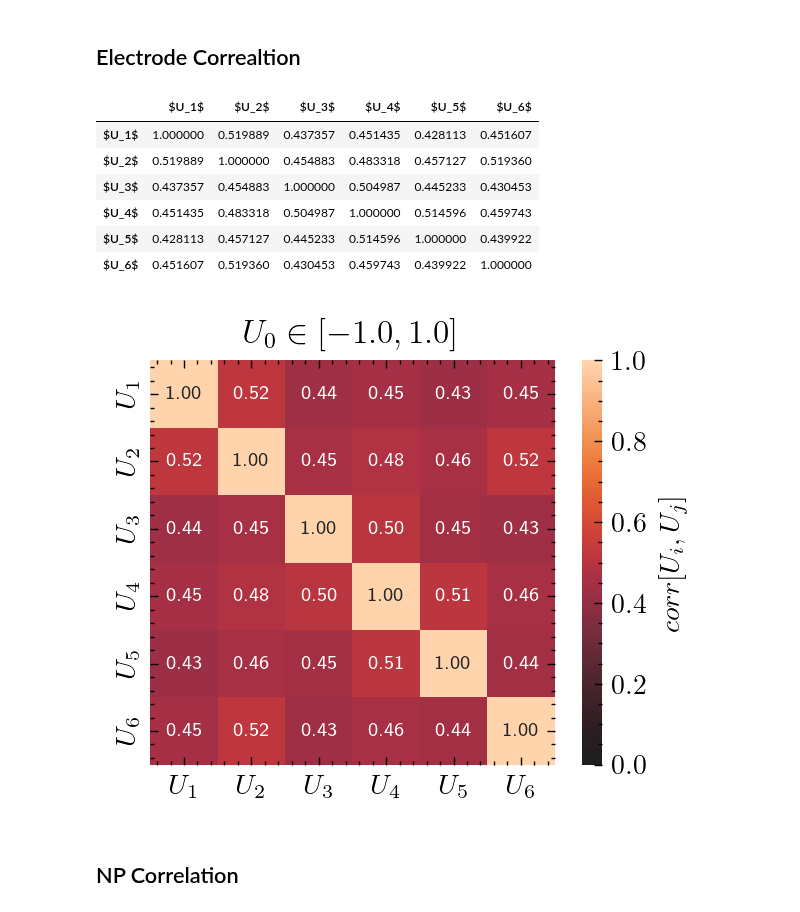
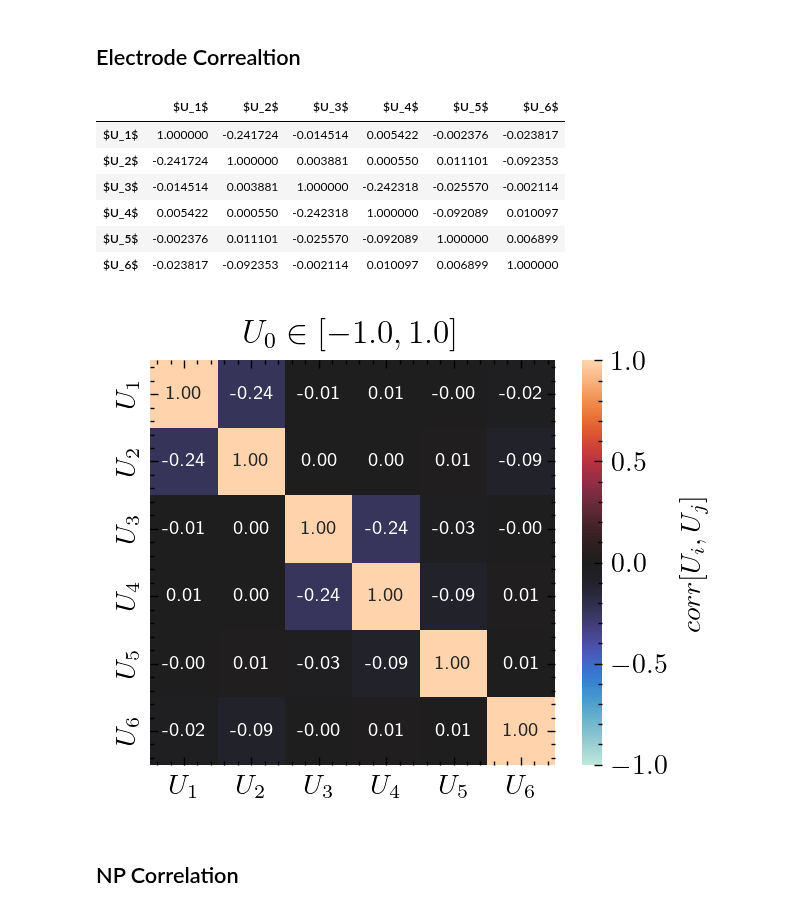
Before and after one commit to JonasMnsing/NanoNets, a Jupyter notebook: scripts/1_funding_period/floating_electrode/floating_electrode_time_series.ipynb, the cells around one changed output. Drawn from its saved outputs; the diff is of its cells as text; code cells hidden in the pictures.

```diff
--- a/scripts/1_funding_period/floating_electrode/floating_electrode_time_series.ipynb
+++ b/scripts/1_funding_period/floating_electrode/floating_electrode_time_series.ipynb
@@ -22,7 +22,7 @@ topology        = {
     "Nz"                : 1,
     "e_pos"             :  [[0,0,0],[int((N_particles-1)/2),0,0],[N_particles-1,0,0],[0,int((N_particles-1)/2),0],[0,N_particles-1,0],
                             [int((N_particles-1)/2),N_particles-1,0],[N_particles-1,int((N_particles-1)/2),0],[N_particles-1,N_particles-1,0]],
-    "electrode_type"    : ['constant','floating','floating','floating','floating','floating','floating','constant']
+    "electrode_type"    : ['constant','floating','floating','floating','floating','floating','floating','floating']
 }
 sim_dic         = {
     "error_th"        : 0.0,
@@ -141,7 +141,7 @@ with plt.style.context(["science","bright"]):
     # ax  = sns.kdeplot(sum_finished, ax=ax, fill=True, bw_adjust=1.0)
     ax  = sns.kdeplot(sum_not_finished, ax=ax, fill=True, bw_adjust=1.0)
 
-    ax.set_xlim(-500,500)
+    # ax.set_xlim(-500,500)
     ax.set_xlabel("$\sum_{i=0}^{7} U_i$ [mV]")
-    fig.savefig(f"plots/volt_comparsion_{N_particles}.svg")
+    # fig.savefig(f"plots/volt_comparsion_{N_particles}.svg")
 # %% [output]
@@ -158,23 +158,23 @@ avg_corr_vals   = avg_corr_vals.rename(columns=rename_mapper, index=rename_mappe
 avg_corr_vals
 # %% [output]
 |  | $U_1$ | $U_2$ | $U_3$ | $U_4$ | $U_5$ | $U_6$ |
-| $U_1$ | 1.000000 | 0.519889 | 0.437357 | 0.451435 | 0.428113 | 0.451607 |
-| $U_2$ | 0.519889 | 1.000000 | 0.454883 | 0.483318 | 0.457127 | 0.519360 |
-| $U_3$ | 0.437357 | 0.454883 | 1.000000 | 0.504987 | 0.445233 | 0.430453 |
-| $U_4$ | 0.451435 | 0.483318 | 0.504987 | 1.000000 | 0.514596 | 0.459743 |
-| $U_5$ | 0.428113 | 0.457127 | 0.445233 | 0.514596 | 1.000000 | 0.439922 |
-| $U_6$ | 0.451607 | 0.519360 | 0.430453 | 0.459743 | 0.439922 | 1.000000 |
+| $U_1$ | 1.000000 | -0.241724 | -0.014514 | 0.005422 | -0.002376 | -0.023817 |
+| $U_2$ | -0.241724 | 1.000000 | 0.003881 | 0.000550 | 0.011101 | -0.092353 |
+| $U_3$ | -0.014514 | 0.003881 | 1.000000 | -0.242318 | -0.025570 | -0.002114 |
+| $U_4$ | 0.005422 | 0.000550 | -0.242318 | 1.000000 | -0.092089 | 0.010097 |
+| $U_5$ | -0.002376 | 0.011101 | -0.025570 | -0.092089 | 1.000000 | 0.006899 |
+| $U_6$ | -0.023817 | -0.092353 | -0.002114 | 0.010097 | 0.006899 | 1.000000 |
 # %%
 with plt.style.context(["science","bright"]):
 
     fig = plt.figure(dpi=200)
     ax  = fig.add_subplot()
-    ax  = sns.heatmap(avg_corr_vals, vmin=0, vmax=1.0, annot=True, fmt='.2f', center=0, square=True, ax=ax, annot_kws={'size':'x-small'}, cbar_kws={'label':'$corr[U_i,U_j]$'})
+    ax  = sns.heatmap(avg_corr_vals, vmin=-1.0, vmax=1.0, annot=True, fmt='.2f', center=0, square=True, ax=ax, annot_kws={'size':'x-small'}, cbar_kws={'label':'$corr[U_i,U_j]$'})
     ax.set_title(f"$U_0 \in [{round(voltages[0,0],1)},{round(voltages[2000,0],1)}]$")
 
-    fig.savefig(f"plots/electrode_correlation_{N_particles}.svg")
+    # fig.savefig(f"plots/electrode_correlation_{N_particles}.svg")
 # %% [output]
-[figure, old version]
+[figure, new version]
 # %% [markdown]
 ## NP Correlation
 # %%
```
Also changed, not shown: parts of 6 cells of this notebook, 5 other files.
